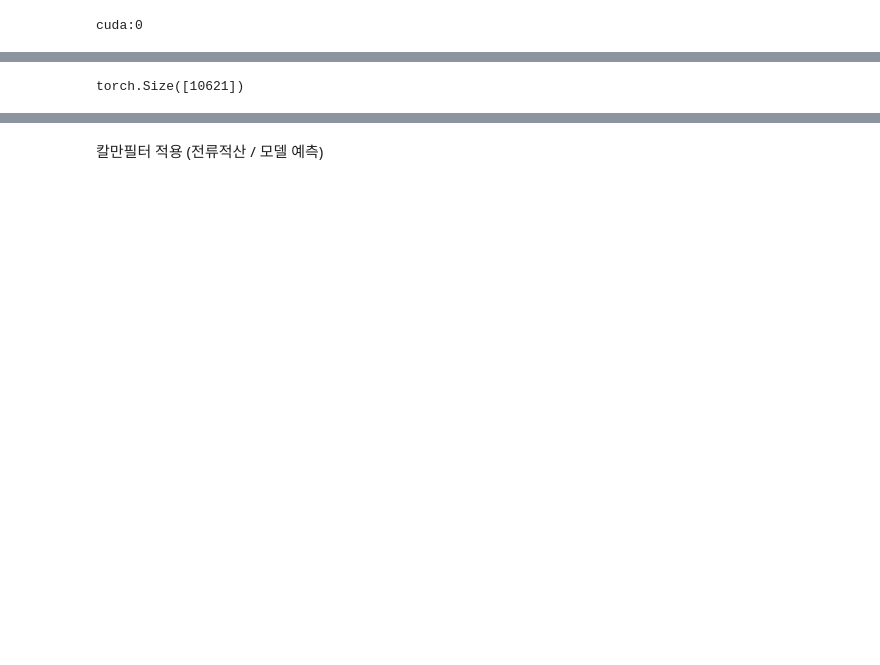
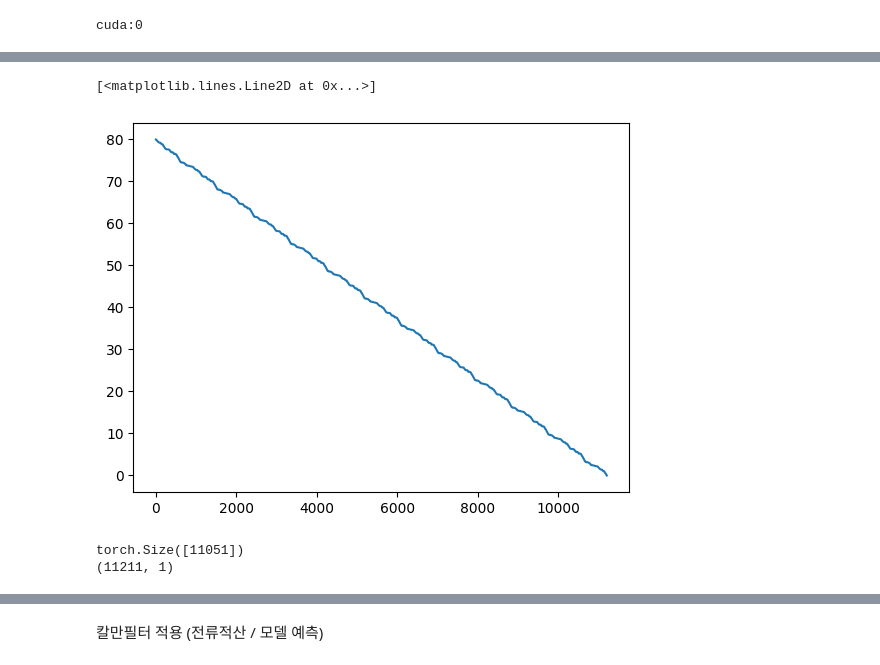
Before and after one commit to fertile04/HoHo, a Jupyter notebook: SOC_tf_0811/new_prac_tf(mul_data)(plan_1)(v,c)(1dcnn)(kalman).ipynb, the cells around one changed output, grey strips where cells are left out. Cells and saved outputs as stored; diff of their text form; code cells hidden in the pictures; blank space fills up the shorter version.

```diff
--- a/SOC_tf_0811/new_prac_tf(mul_data)(plan_1)(v,c)(1dcnn)(kalman).ipynb
+++ b/SOC_tf_0811/new_prac_tf(mul_data)(plan_1)(v,c)(1dcnn)(kalman).ipynb
@@ -125,11 +125,10 @@ class CustomDataset(Dataset):
 
         self.x = df.iloc[x_size:, 6:10].values
         #self.x = np.reshape(x, (x.shape[0], 1, x.shape[1]))
-        self.y = df.iloc[x_size:, 13:14].values
+        self.y = df.iloc[x_size:, 20:21].values
 
         self.length = len(df) - x_size
 
-    #getitem이거 왜씀?
     def __getitem__(self, index):
         # x = torch.FloatTensor([self.x[index]])
         # y = torch.FloatTensor([self.y[index]])
@@ -326,3 +331,8 @@ eval_dataloader = DataLoader(eval_dataset, batch_size=257, shuffle=False, drop_l
+# %%
+plt.plot(dataset_d.y)
+# %% [output]
+[<matplotlib.lines.Line2D at 0x...>]
+[figure, added]
 # %%
 model.eval()
 
@@ -342,6 +352,8 @@ with torch.no_grad():
 
 
 print(predictions.shape)
+print(dataset_d.y.shape)
 # %% [output]
-torch.Size([10621])
+torch.Size([11051])
+(11211, 1)
 # %%
```
Also changed, not shown: parts of 50 cells of this notebook, 2 other files.
